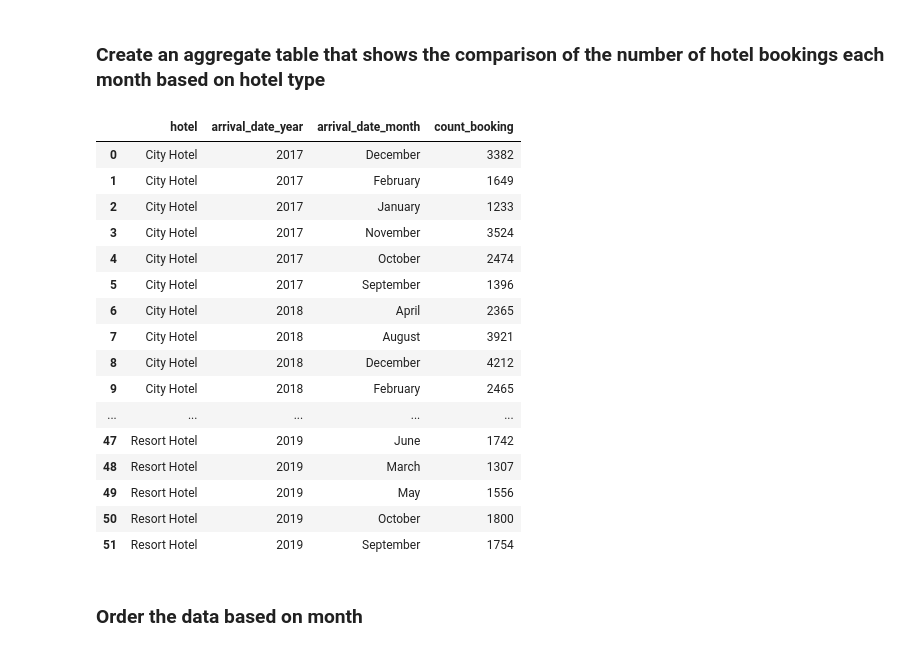
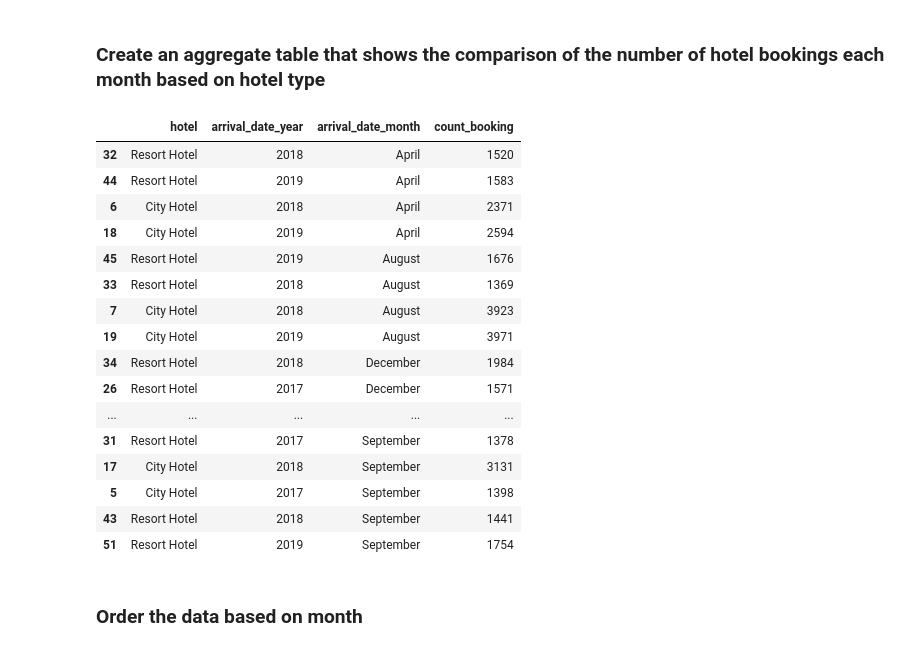
Before and after one commit to azaryasph/Investigate-Hotel-Business-Using-Data-Visualization, a Jupyter notebook: notebook/mini_project2_notebook.ipynb, the cells around one changed output. Saved outputs shown, nothing was run; the diff lists cells and outputs as text; code cells hidden in the pictures.

```diff
--- a/notebook/mini_project2_notebook.ipynb
+++ b/notebook/mini_project2_notebook.ipynb
@@ -91,8 +186,8 @@ Text(0.5, 1.0, 'KDEplot of Agent Price')
 # %%
-# impute missing values
-dfs['agent'].fillna(dfs['agent'].median(), inplace=True)
-dfs['children'].fillna(dfs['children'].mode()[0], inplace=True)
-dfs['city'].fillna(dfs['city'].mode()[0], inplace=True)
+# impute missing values for the 'agent', 'children', and 'city' columns
+dfs.fillna({'agent':0}, inplace=True)
+dfs.fillna({'children':0}, inplace=True)
+dfs.fillna({'city':'Unknown'}, inplace=True)
 
-# drop missing values
+# drop company column as it has more than 90% missing values
 dfs.drop(columns=['company'], inplace=True)
@@ -148,4 +195,0 @@ column with inconvenient value:
-# %%
-dfs['meal'] = dfs['meal'].replace('Undefined', 'Other')
-dfs['market_segment'].replace('Undefined', 'Online TA', inplace=True)
-dfs['distribution_channel'].replace('Undefined', 'TA/TO', inplace=True)
@@ -165 +198,24 @@ For example, when doing 'df[col].method(value, inplace=True)', try using 'df.met
+# %%
+# Define a dictionary to map cancellation status from numerical to categorical data
+map_cancel = {
+    0: 'not canceled',
+    1: 'canceled'
+}
+
+# Apply the mapping to the 'is_canceled' column
+dfs['is_canceled'] = dfs['is_canceled'].map(map_cancel)
+
+# Define a dictionary to map guest repeat status from numerical to categorical data
+map_repeat = {
+    0: 'first time',
+    1: 'repeat'
+}
+
+# Apply the mapping to the 'is_repeated_guest' column
+dfs['is_repeated_guest'] = dfs['is_repeated_guest'].map(map_repeat)
+
+# Replace the column with undefined values with 'other'
+dfs['meal'] = dfs['meal'].replace('Undefined', 'Other')
+dfs['market_segment'] = dfs['market_segment'].replace('Undefined', 'Other')
+dfs['distribution_channel'] = dfs['distribution_channel'].replace('Undefined', 'Other')
 # %% [markdown]
@@ -167,4 +222,0 @@ For example, when doing 'df[col].method(value, inplace=True)', try using 'df.met
-# %%
-dfs['sum_guests'] = dfs['adults'] + dfs['children'] + dfs['babies']
-dfs_guest = dfs.loc[dfs['sum_guests'] > 0]
-dfs_guest.info()
@@ -191,28 +235,28 @@ memory usage: 27.3+ MB
 # %% [markdown]
 ### Create an aggregate table that shows the comparison of the number of hotel bookings each month based on hotel type
 # %%
-dfx = dfs_guest.copy()
+dfx = dfs.copy()
 
 booking_counts = dfx.groupby(['hotel', 'arrival_date_year', 'arrival_date_month'])['hotel'].count().rename("count_booking").reset_index()
 
-booking_counts
+booking_counts.sort_values(by='arrival_date_month')
 # %% [output]
 |  | hotel | arrival_date_year | arrival_date_month | count_booking |
-| 0 | City Hotel | 2017 | December | 3382 |
-| 1 | City Hotel | 2017 | February | 1649 |
-| 2 | City Hotel | 2017 | January | 1233 |
-| 3 | City Hotel | 2017 | November | 3524 |
-| 4 | City Hotel | 2017 | October | 2474 |
-| 5 | City Hotel | 2017 | September | 1396 |
-| 6 | City Hotel | 2018 | April | 2365 |
-| 7 | City Hotel | 2018 | August | 3921 |
-| 8 | City Hotel | 2018 | December | 4212 |
-| 9 | City Hotel | 2018 | February | 2465 |
+| 32 | Resort Hotel | 2018 | April | 1520 |
+| 44 | Resort Hotel | 2019 | April | 1583 |
+| 6 | City Hotel | 2018 | April | 2371 |
+| 18 | City Hotel | 2019 | April | 2594 |
+| 45 | Resort Hotel | 2019 | August | 1676 |
+| 33 | Resort Hotel | 2018 | August | 1369 |
+| 7 | City Hotel | 2018 | August | 3923 |
+| 19 | City Hotel | 2019 | August | 3971 |
+| 34 | Resort Hotel | 2018 | December | 1984 |
+| 26 | Resort Hotel | 2017 | December | 1571 |
 | ... | ... | ... | ... | ... |
-| 47 | Resort Hotel | 2019 | June | 1742 |
-| 48 | Resort Hotel | 2019 | March | 1307 |
-| 49 | Resort Hotel | 2019 | May | 1556 |
-| 50 | Resort Hotel | 2019 | October | 1800 |
+| 31 | Resort Hotel | 2017 | September | 1378 |
+| 17 | City Hotel | 2018 | September | 3131 |
+| 5 | City Hotel | 2017 | September | 1398 |
+| 43 | Resort Hotel | 2018 | September | 1441 |
 | 51 | Resort Hotel | 2019 | September | 1754 |
 # %% [markdown]
 ### Order the data based on month
```
Also changed, not shown: parts of 29 cells of this notebook.
